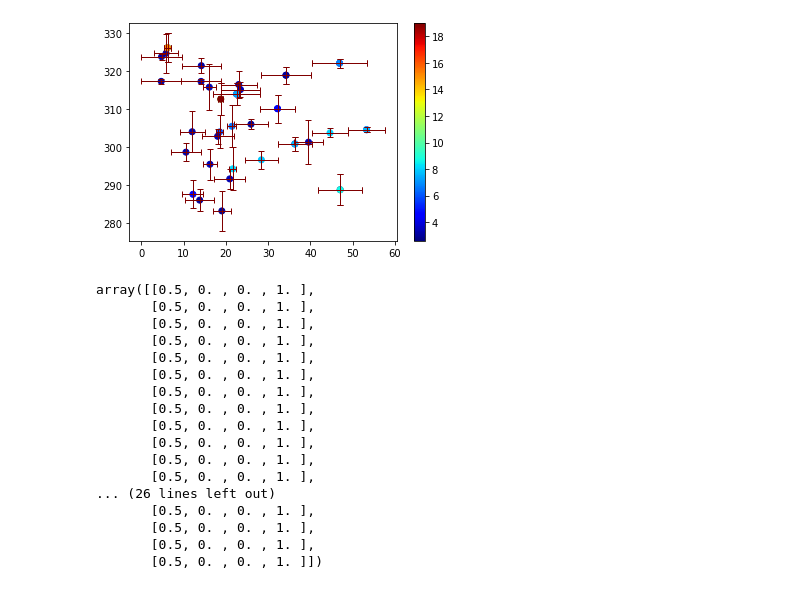
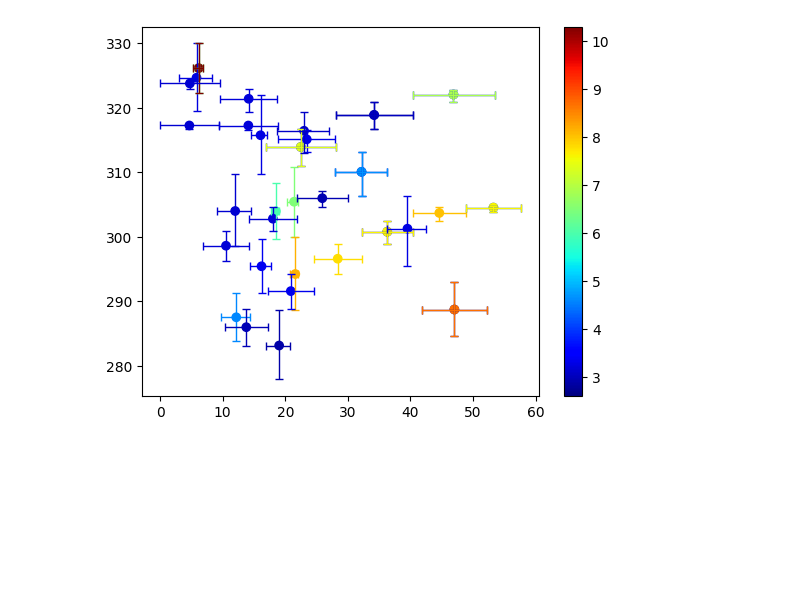
Before and after one commit to ziqing97/gnss_ir_analyze, a Jupyter notebook: src/test_lsp_possibility.ipynb, the cells around one changed output. Saved outputs shown, nothing was run; the diff lists cells and outputs as text; code cells hidden in the pictures; blank space fills up the shorter version.

```diff
--- a/src/test_lsp_possibility.ipynb
+++ b/src/test_lsp_possibility.ipynb
@@ -17,10 +17,11 @@ from scipy import signal
 
 import data_filter as dafi
 import estimate_height as esth
+import lib_plot
 
 apikey="AIzaSyBe1VW572pITHH7OBLt1Ziy1e9y0dl4kWw"
 
-color_dict = esth.get_satellite_color()
+color_dict = lib_plot.get_satellite_color()
 # %%
 C = 299792458 # m/s
 FREQUENCY_GPS_L1 = 1575.42 * 10**6
@@ -91,7 +78,7 @@ def estimate_height(dataframe_in_interval:pd.DataFrame, wavelength, min_height,
         # power = signal.lombscargle(x_data,y_data,frequency,normalize=True)
         ls = LombScargle(x_data,y_data)
         power = ls.power(frequency/2/np.pi)
-        level = ls.false_alarm_level([0.001])
+        level = ls.false_alarm_level([0.0001])
 
         plt.plot(frequency,power)
 
@@ -237,15 +236,30 @@ plt.xlabel('elevation')
 # %%
 ele_plot=[]
 ele_err = [[],[]]
 azi_plot=[]
 azi_err=[[],[]]
 h_plot=[]
 for satellite_code in time_dict:
     for i,_ in enumerate(elevation_dict[satellite_code]):
-        ele_plot.append(elevation_dict[satellite_code][i]['avg'])
-        ele_err[0].append(elevation_dict[satellite_code][i]['avg']-elevation_dict[satellite_code][i]['min'])
-        ele_err[1].append(elevation_dict[satellite_code][i]['max']-elevation_dict[satellite_code][i]['avg'])
-        azi_plot.append(azimut_dict[satellite_code][i]['avg'])
-        azi_err[0].append(azimut_dict[satellite_code][i]['avg']-azimut_dict[satellite_code][i]['min'])
-        azi_err[1].append(azimut_dict[satellite_code][i]['max']-azimut_dict[satellite_code][i]['avg'])
-        h_plot.append(height_dict[satellite_code][i])
+            ele_plot.append(elevation_dict[satellite_code][i]['avg'])
+            ele_err[0].append(elevation_dict[satellite_code][i]['avg']-\
+            elevation_dict[satellite_code][i]['min'])
+            ele_err[1].append(elevation_dict[satellite_code][i]['max']-\
+                elevation_dict[satellite_code][i]['avg'])
+            azi_plot.append(azimut_dict[satellite_code][i]['avg'])
+            azi_err[0].append(azimut_dict[satellite_code][i]['avg']-\
+                azimut_dict[satellite_code][i]['min'])
+            azi_err[1].append(azimut_dict[satellite_code][i]['max']-\
+                azimut_dict[satellite_code][i]['avg'])
+            h_plot.append(height_dict[satellite_code][i])
+fig=plt.scatter(ele_plot,azi_plot,c=h_plot, cmap='jet')# RdBu,coolwarm,hsv tried
+clb = plt.colorbar(fig)
+norm = matplotlib.colors.Normalize(vmin=min(h_plot),vmax=max(h_plot), clip=True)
+mapper = cm.ScalarMappable(norm=norm, cmap='jet')
+h_color = np.array([(mapper.to_rgba(v)) for v in h_plot])
+for e, a, e_min, e_max, a_min, a_max, color in zip(ele_plot, azi_plot, ele_err[0],ele_err[1], azi_err[0], azi_err[1], h_color):
+    e_range = np.array([e_min,e_max]).reshape(2,1)
+    a_range = np.array([a_min,a_max]).reshape(2,1)
+    plt.errorbar(e, a, xerr=e_range, yerr=a_range, lw=1, capsize=3, color=color)
+# %% [output]
+[figure, added]
@@ -259,31 +265,0 @@ clb = plt.colorbar(fig)
-# %%
-fig=plt.scatter(ele_plot,azi_plot,c=h_plot, cmap='jet')# RdBu,coolwarm,hsv tried
-clb = plt.colorbar(fig)
-norm = matplotlib.colors.Normalize(vmin=min(h_plot),vmax=max(h_plot), clip=True)
-mapper = cm.ScalarMappable(norm=norm, cmap='jet')
-h_color = np.array([(mapper.to_rgba(v)) for v in azi_plot])
-for e, a, e_min, e_max, a_min, a_max, color in zip(ele_plot, azi_plot, ele_err[0],ele_err[1], azi_err[0], azi_err[1], h_color):
-    e_range = np.array([e_min,e_max])
-    plt.errorbar(e, a, xerr=e_min, yerr=a_min, lw=1, capsize=3, color=color)
-# %% [output]
-[figure, removed]
-# %%
-h_color
-# %% [output]
-array([[0.5, 0. , 0. , 1. ],
-       [0.5, 0. , 0. , 1. ],
-       [0.5, 0. , 0. , 1. ],
-       [0.5, 0. , 0. , 1. ],
-       [0.5, 0. , 0. , 1. ],
-       [0.5, 0. , 0. , 1. ],
-       [0.5, 0. , 0. , 1. ],
-       [0.5, 0. , 0. , 1. ],
-       [0.5, 0. , 0. , 1. ],
-       [0.5, 0. , 0. , 1. ],
-       [0.5, 0. , 0. , 1. ],
-       [0.5, 0. , 0. , 1. ],
-... (26 lines left out)
-       [0.5, 0. , 0. , 1. ],
-       [0.5, 0. , 0. , 1. ],
-       [0.5, 0. , 0. , 1. ],
-       [0.5, 0. , 0. , 1. ]])
```
Also changed, not shown: parts of 9 cells of this notebook.
